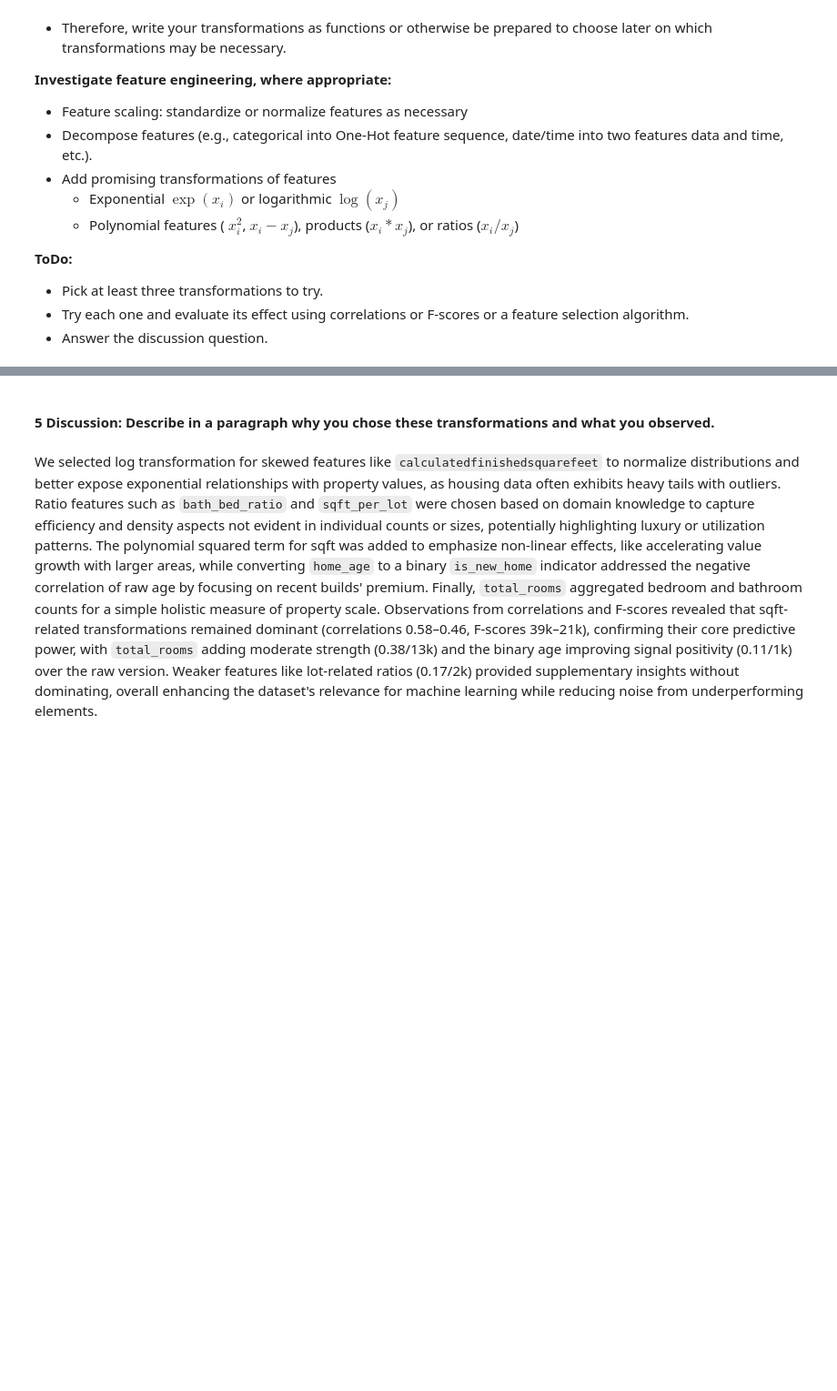
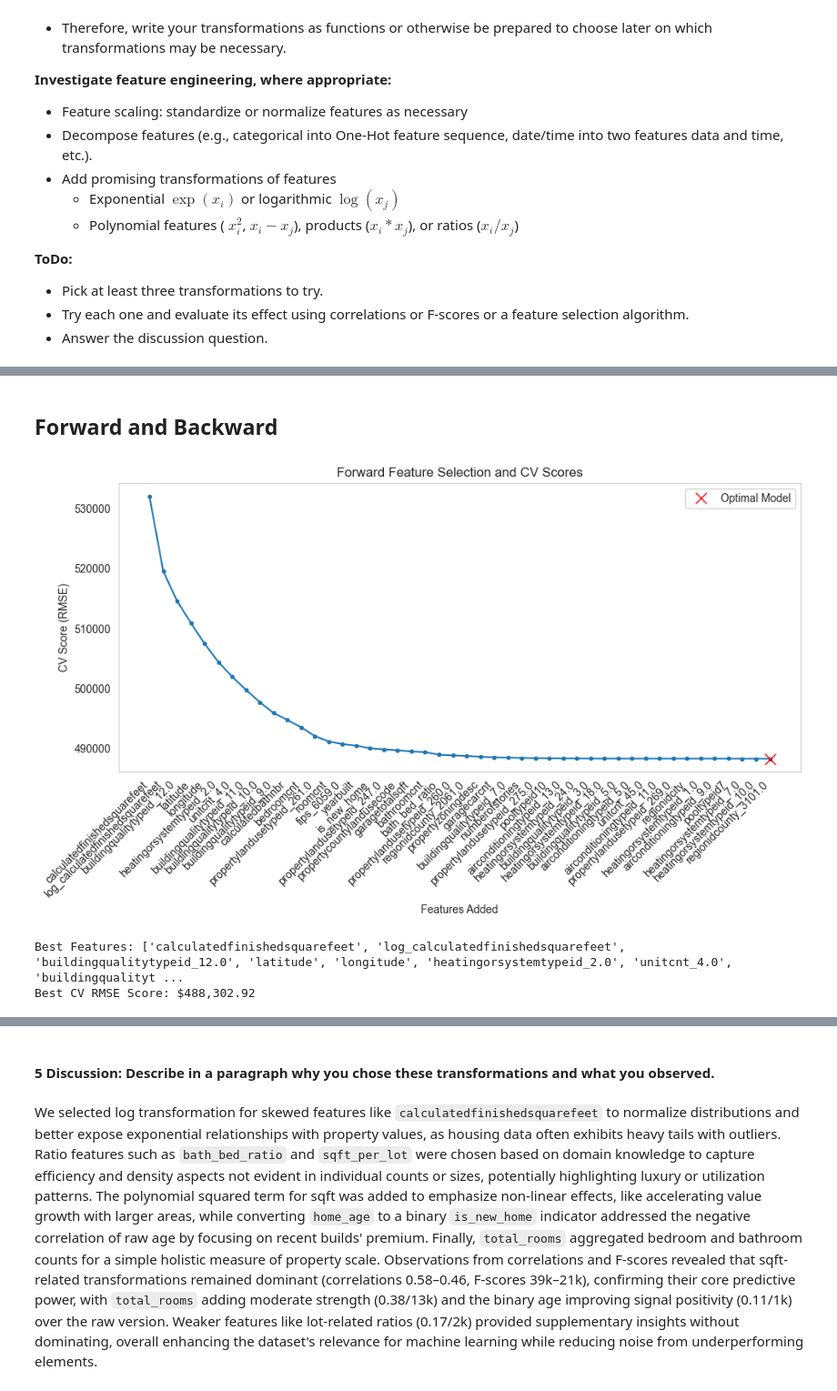
Before and after one commit to abcbbong/Module-3-Assignments, a Jupyter notebook: Milestone_01.ipynb, the cells around one changed output, grey strips where cells are left out. Shown at 91% size. Drawn from its saved outputs; the diff is of its cells as text; code cells hidden in the pictures; blank space fills up the shorter version.

```diff
--- a/Milestone_01.ipynb
+++ b/Milestone_01.ipynb
@@ -1241,0 +1301,12 @@ Updated F-scores for new features:
+# %%
+# Handle string columns with Frequency Encoding to convert to numeric (avoid curse of dimensionality)
+string_cols = ['propertycountylandusecode', 'propertyzoningdesc']  # Object columns
+
+# Frequency Encoding (keeps dimension low and safe - replace with category frequency ratios)
+for col in string_cols:
+    freq = df_engineered[col].value_counts(normalize=True)  # Frequency ratios
+    df_engineered[col] = df_engineered[col].map(freq).fillna(0)  # Map and fill Unknown/NaN with 0
+
+# Now string columns are converted to float64 (numeric)
+print(df_engineered[string_cols].dtypes)  # Check: float64
+print(df_engineered[string_cols].head())  # Sample: numeric values
@@ -1241,0 +1343,2 @@ Updated F-scores for new features:
+# %% [markdown]
+## Forward and Backward
@@ -1241,0 +1354,5 @@ Updated F-scores for new features:
+# %%
+X = df_engineered.drop(columns=['taxvaluedollarcnt'])
+y =  df_engineered['taxvaluedollarcnt']
+
+X_train, X_test, y_train, y_test = train_test_split(X, y, test_size=0.2, random_state=42)
@@ -1241,0 +1427,49 @@ Updated F-scores for new features:
+# %%
+# 1. CALL the function and SAVE the results into variables
+
+selected_features, best_scores, best_forward_features, best_score = forward_feature_selection(
+    X_train, y_train, LinearRegression(),
+    scoring='neg_mean_squared_error',
+    cv=5,
+    tol=1e-4,
+    verbose=False
+)
+
+# 2. CONVERT scores from MSE to RMSE (this will now work)
+rmse_scores = np.sqrt(best_scores)
+best_rmse_score = np.sqrt(best_score)
+
+# 3. Find the index of the best score (lowest RMSE)
+#    np.argmin is simpler and more robust than the method in the example
+optimal_index = np.argmin(rmse_scores)
+
+# 4. Create the plot using the professor's style
+plt.figure(figsize=(10, 6))
+
+# Plot all the CV scores with markers
+plt.plot(range(1, len(rmse_scores) + 1), rmse_scores, marker='.')
+
+# Plot a single red 'x' on the best score
+plt.plot(optimal_index + 1, best_rmse_score, marker='x', color='red', markersize=10, linestyle='None', label='Optimal Model')
+
+# Add labels and title
+plt.xticks(range(1, len(selected_features) + 1), selected_features, rotation=45, ha='right')
+plt.title('Forward Feature Selection and CV Scores')
+plt.xlabel('Features Added')
+plt.ylabel('CV Score (RMSE)')
+plt.grid()
+plt.legend()
+plt.tight_layout()
+plt.show()
+
+# 5. Print the best subset and score
+print(f"Best Features: {best_forward_features}")
+print(f"Best CV RMSE Score: ${best_rmse_score:,.2f}")
+
+# 6. Assign values for the graded answers
+a1a = len(best_forward_features)
+a1b = best_rmse_score
+# %% [output]
+[figure, added]
+Best Features: ['calculatedfinishedsquarefeet', 'log_calculatedfinishedsquarefeet', 'buildingqualitytypeid_12.0', 'latitude', 'longitude', 'heatingorsystemtypeid_2.0', 'unitcnt_4.0', 'buildingqualityt ...
+Best CV RMSE Score: $488,302.92
```
Also changed, not shown: parts of 26 cells of this notebook, 3 other files.
